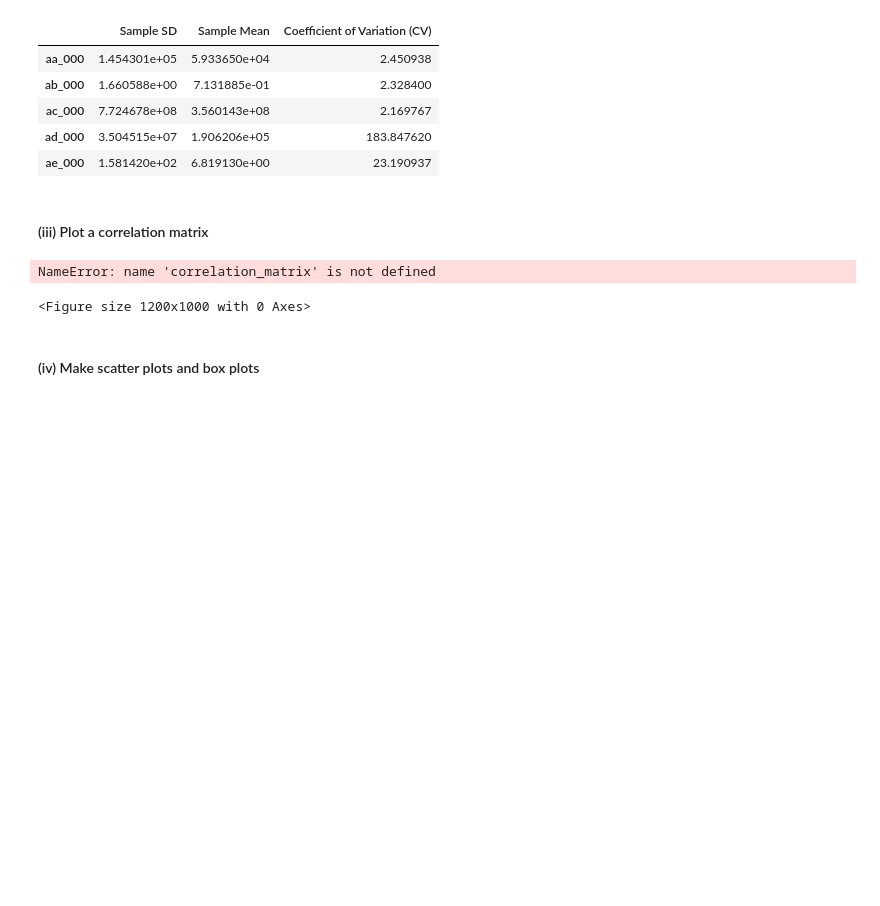
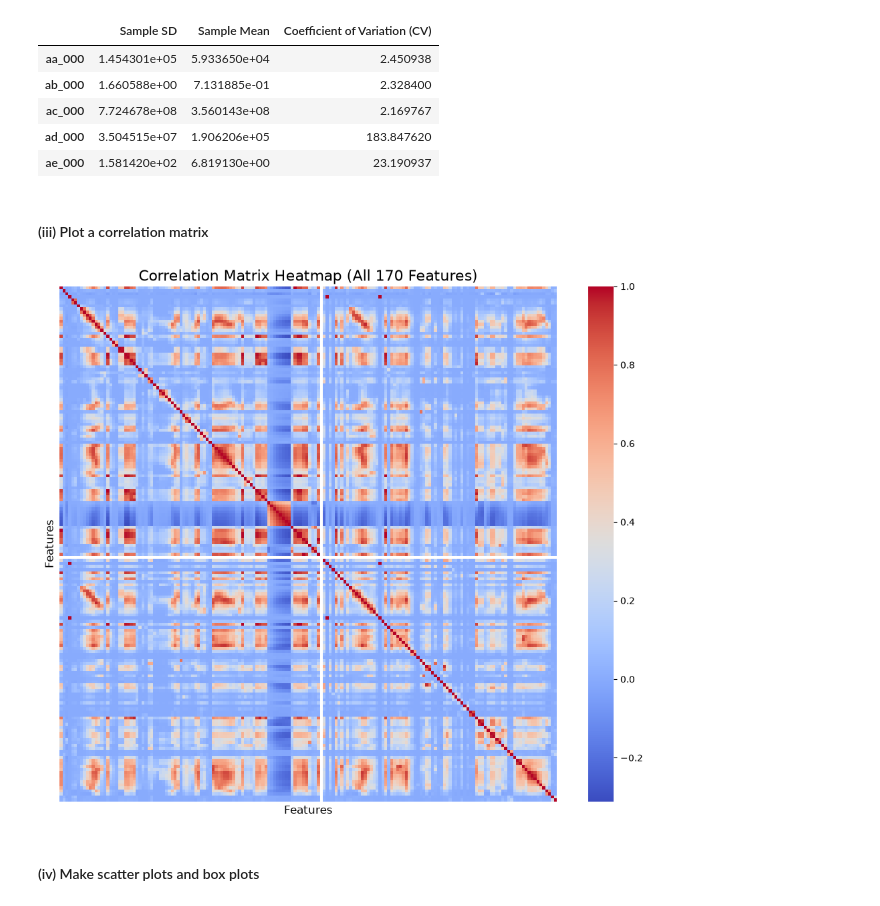
Before and after one commit to claudia-z712/HW_6, a Jupyter notebook: Zambrano_Claudia_HW6.ipynb, the cells around one changed output. Drawn from its saved outputs; the diff is of its cells as text; code cells hidden in the pictures; blank space fills up the shorter version.

```diff
--- a/Zambrano_Claudia_HW6.ipynb
+++ b/Zambrano_Claudia_HW6.ipynb
@@ -93,16 +93,18 @@ cv_df.head(5)
 # %% [markdown]
 #### (iii) Plot a correlation matrix
 # %%
+# Calculate the correlation matrix
+correlation_matrix = df[feature_cols].corr()
+
 # Using a heatmap because there are alot of features
 plt.figure(figsize=(12, 10))
 sns.heatmap(correlation_matrix, cmap='coolwarm', xticklabels=False, yticklabels=False)
 plt.title('Correlation Matrix Heatmap (All 170 Features)', fontsize=16)
 plt.xlabel('Features', fontsize=12)
 plt.ylabel('Features', fontsize=12)
 plt.show()
 # %% [output]
-NameError: name 'correlation_matrix' is not defined
-<Figure size 1200x1000 with 0 Axes>
+[figure, added]
 # %% [markdown]
 #### (iv) Make scatter plots and box plots
 # %% [markdown]
```
